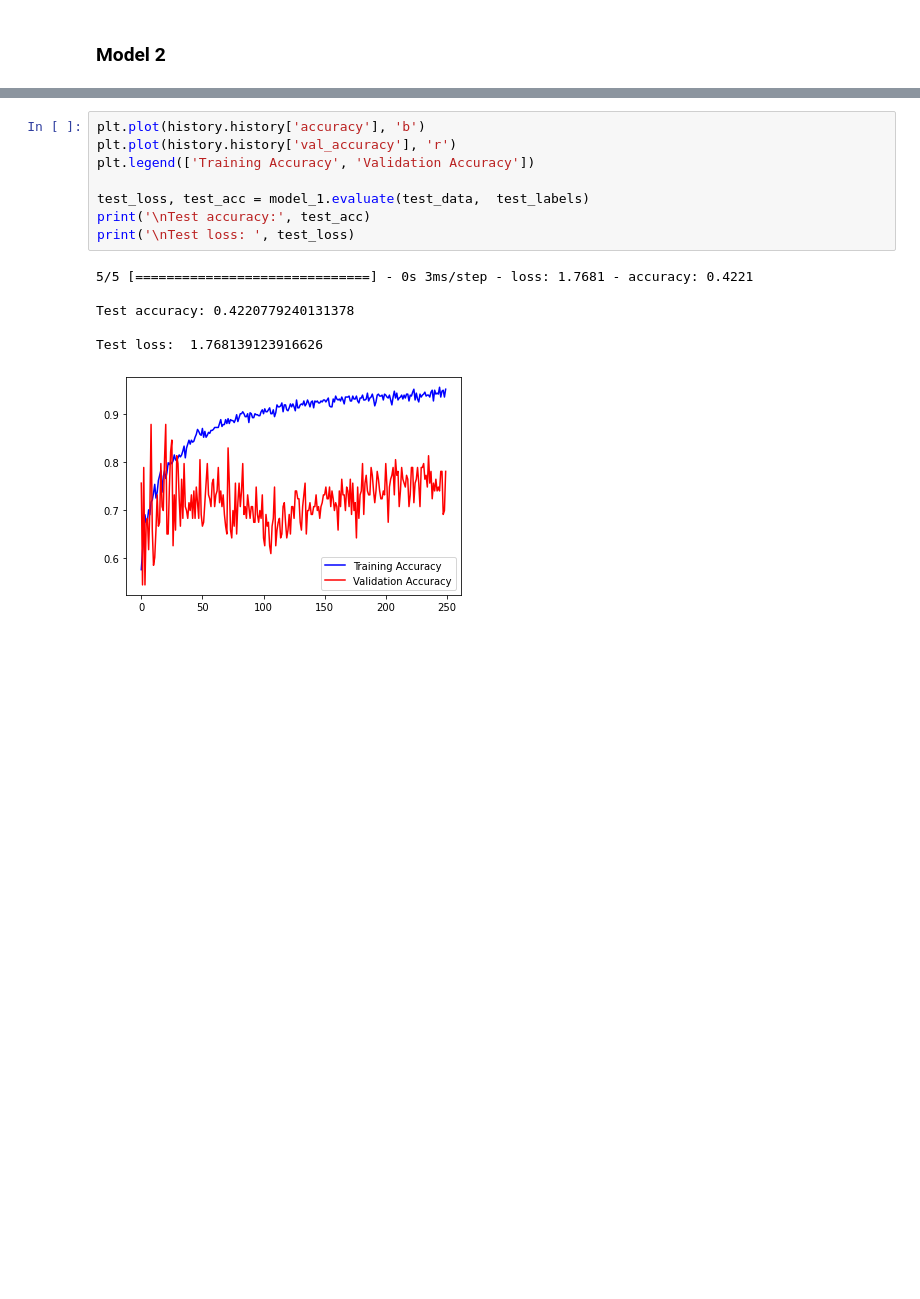
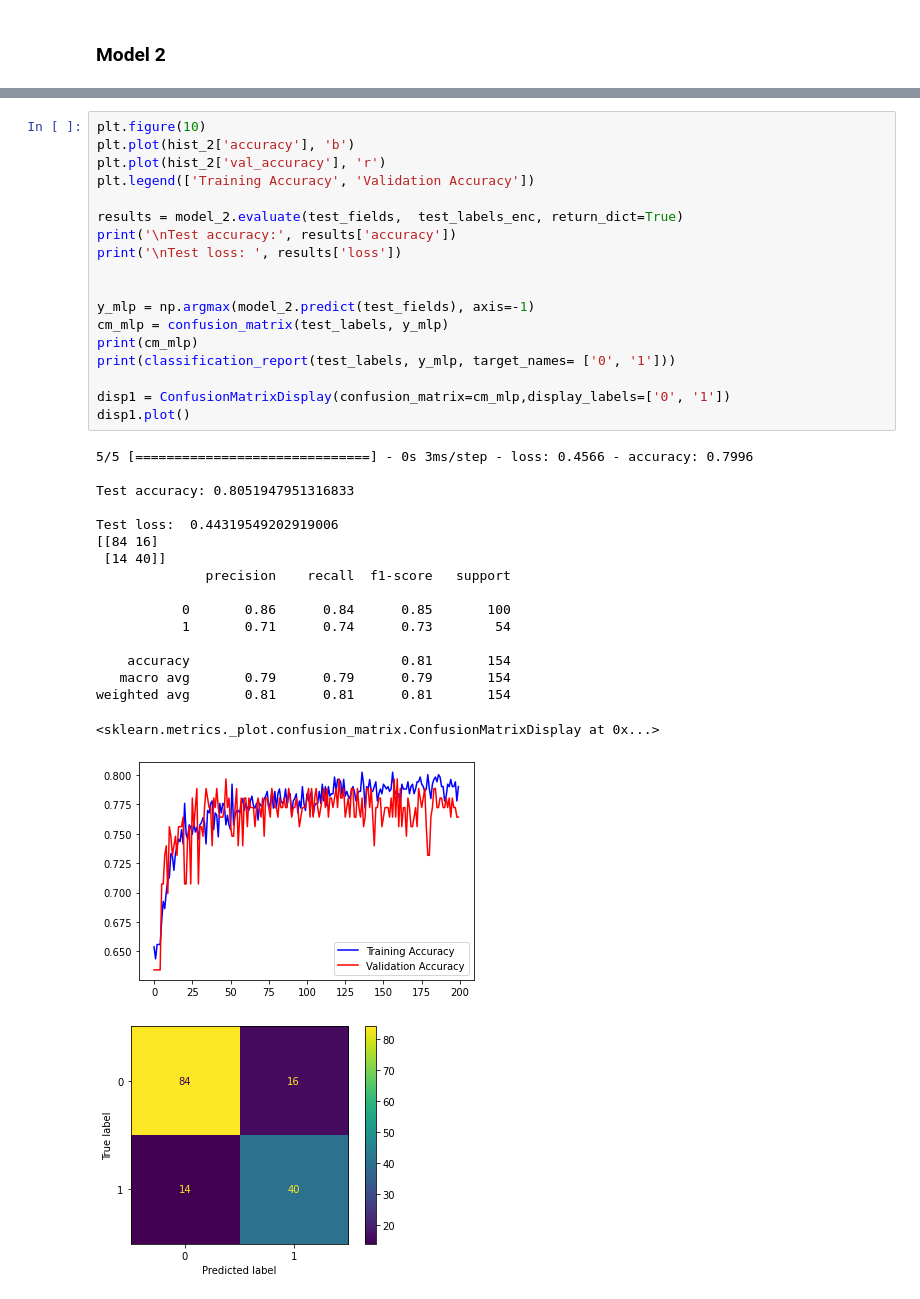
Before and after one commit to ArjunNarayan2066/Test, a Jupyter notebook: A2Q1.ipynb, the cells around one changed output, grey strips where cells are left out. Cells and saved outputs as stored; diff of their text form; blank space fills up the shorter version.

```diff
--- a/A2Q1.ipynb
+++ b/A2Q1.ipynb
@@ -275,15 +280,37 @@ Wall time: 23min 43s
-# %%
-plt.plot(history.history['accuracy'], 'b')
-plt.plot(history.history['val_accuracy'], 'r')
-plt.legend(['Training Accuracy', 'Validation Accuracy'])
-
-test_loss, test_acc = model_1.evaluate(test_data,  test_labels)
-print('\nTest accuracy:', test_acc)
-print('\nTest loss: ', test_loss)
-# %% [output]
-5/5 [==============================] - 0s 3ms/step - loss: 1.7681 - accuracy: 0.4221
-
-Test accuracy: 0.4220779240131378
-
-Test loss:  1.768139123916626
-[figure, removed]
+# %%
+plt.figure(10)
+plt.plot(hist_2['accuracy'], 'b')
+plt.plot(hist_2['val_accuracy'], 'r')
+plt.legend(['Training Accuracy', 'Validation Accuracy'])
+
+results = model_2.evaluate(test_fields,  test_labels_enc, return_dict=True)
+print('\nTest accuracy:', results['accuracy'])
+print('\nTest loss: ', results['loss'])
+
+
+y_mlp = np.argmax(model_2.predict(test_fields), axis=-1)
+cm_mlp = confusion_matrix(test_labels, y_mlp)
+print(cm_mlp)
+print(classification_report(test_labels, y_mlp, target_names= ['0', '1']))
+
+disp1 = ConfusionMatrixDisplay(confusion_matrix=cm_mlp,display_labels=['0', '1'])
+disp1.plot()
+# %% [output]
+5/5 [==============================] - 0s 3ms/step - loss: 0.4566 - accuracy: 0.7996
+
+Test accuracy: 0.8051947951316833
+
+Test loss:  0.44319549202919006
+[[84 16]
+ [14 40]]
+              precision    recall  f1-score   support
+
+           0       0.86      0.84      0.85       100
+           1       0.71      0.74      0.73        54
+
+    accuracy                           0.81       154
+   macro avg       0.79      0.79      0.79       154
+weighted avg       0.81      0.81      0.81       154
+<sklearn.metrics._plot.confusion_matrix.ConfusionMatrixDisplay at 0x...>
+[figure, added]
+[figure, added]
```
Also changed, not shown: parts of 7 cells of this notebook.
